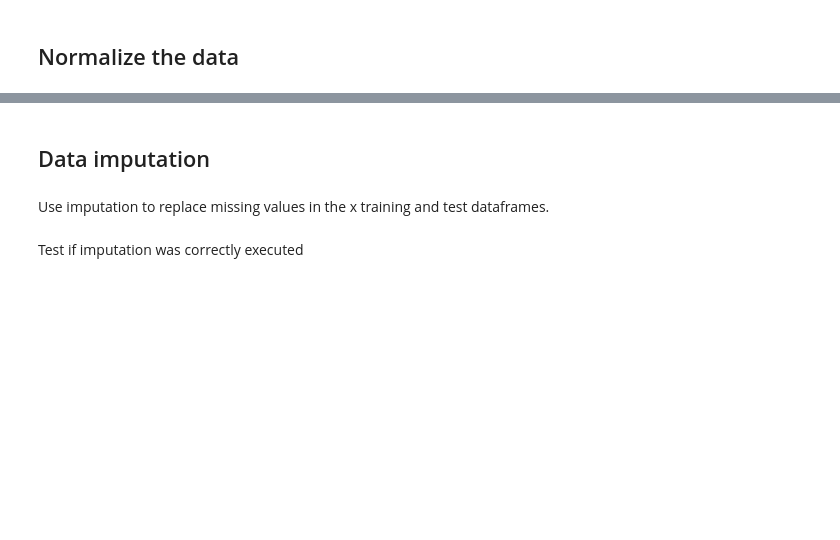
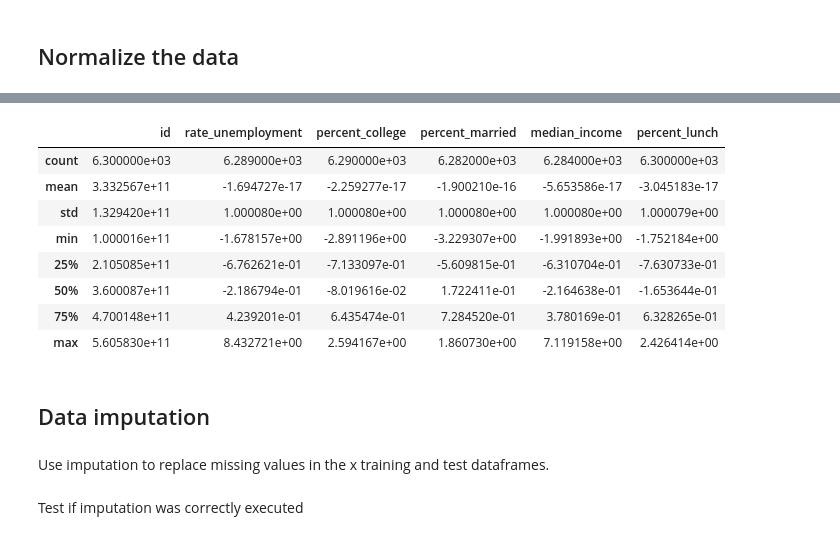
Before and after one commit to MCaiGH/Education_Gap, a Jupyter notebook: Education_Inequality_Data_Preparation.ipynb, the cells around one changed output, grey strips where cells are left out. Cells and saved outputs as stored; diff of their text form; code cells hidden in the pictures; blank space fills up the shorter version.

```diff
--- a/Education_Inequality_Data_Preparation.ipynb
+++ b/Education_Inequality_Data_Preparation.ipynb
@@ -379,3 +447,15 @@ x_train.head()
+# %%
+x_train.describe()
+# %% [output]
+|  | id | rate_unemployment | percent_college | percent_married | median_income | percent_lunch |
+| count | 6.300000e+03 | 6.289000e+03 | 6.290000e+03 | 6.282000e+03 | 6.284000e+03 | 6.300000e+03 |
+| mean | 3.332567e+11 | -1.694727e-17 | -2.259277e-17 | -1.900210e-16 | -5.653586e-17 | -3.045183e-17 |
+| std | 1.329420e+11 | 1.000080e+00 | 1.000080e+00 | 1.000080e+00 | 1.000080e+00 | 1.000079e+00 |
+| min | 1.000016e+11 | -1.678157e+00 | -2.891196e+00 | -3.229307e+00 | -1.991893e+00 | -1.752184e+00 |
+| 25% | 2.105085e+11 | -6.762621e-01 | -7.133097e-01 | -5.609815e-01 | -6.310704e-01 | -7.630733e-01 |
+| 50% | 3.600087e+11 | -2.186794e-01 | -8.019616e-02 | 1.722411e-01 | -2.164638e-01 | -1.653644e-01 |
+| 75% | 4.700148e+11 | 4.239201e-01 | 6.435474e-01 | 7.284520e-01 | 3.780169e-01 | 6.328265e-01 |
+| max | 5.605830e+11 | 8.432721e+00 | 2.594167e+00 | 1.860730e+00 | 7.119158e+00 | 2.426414e+00 |
 # %% [markdown]
 ## Data imputation
 # %% [markdown]
```
Also changed, not shown: parts of 20 cells of this notebook, 2 other files.
